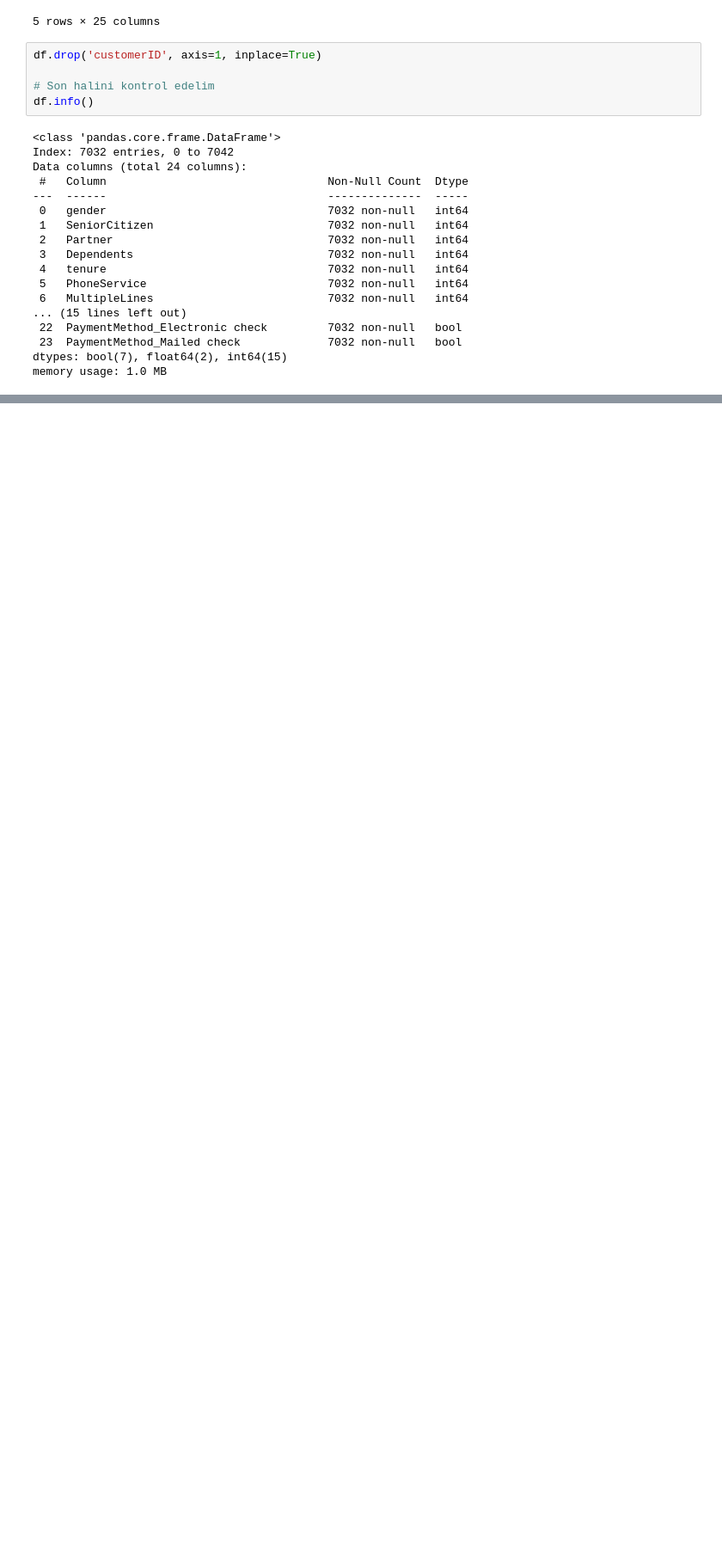
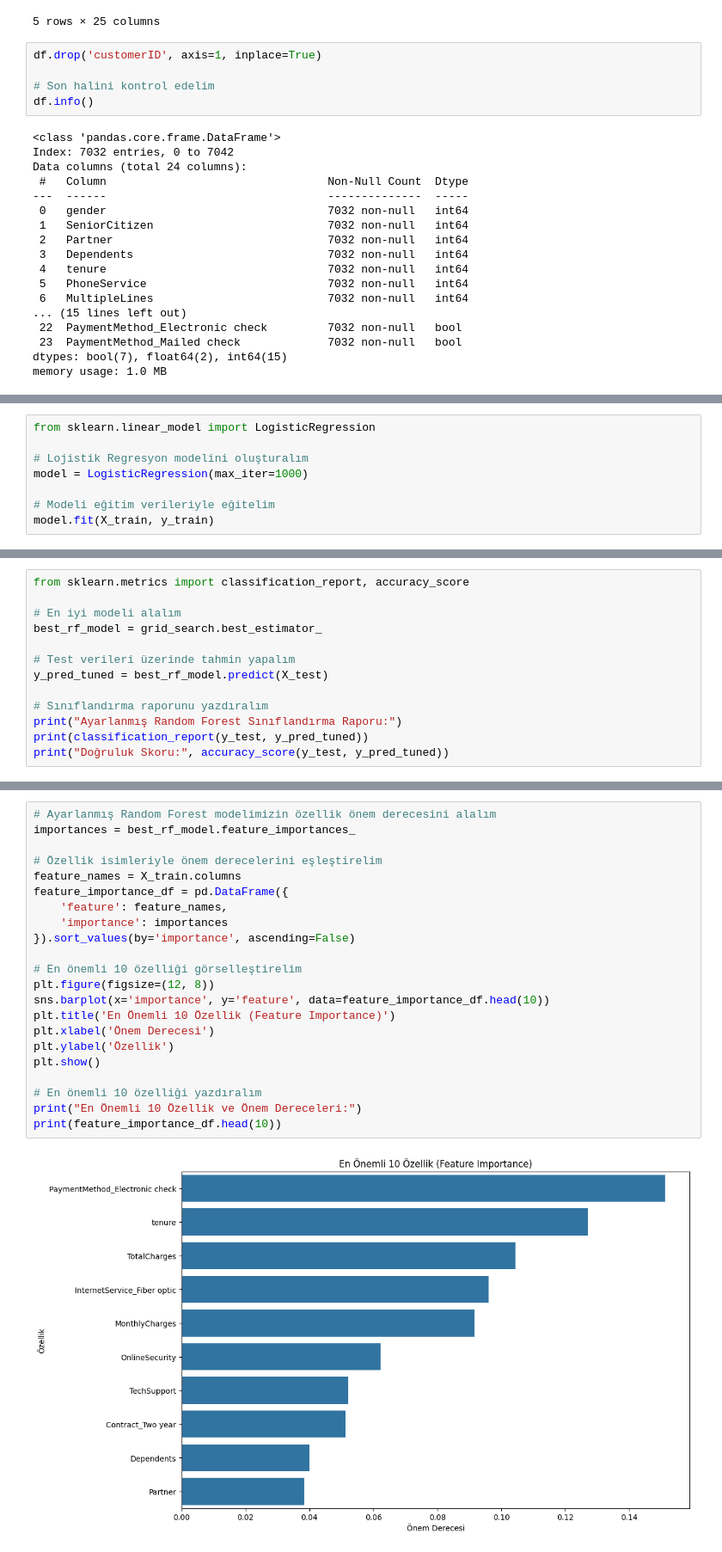
Before and after one commit to abdullahozkoc/telco-customer, a Jupyter notebook: main.ipynb, the cells around one changed output, grey strips where cells are left out. Shown at 86% size. Cells and saved outputs as stored; diff of their text form; blank space fills up the shorter version.

Commit message:
Add Predictive Modeling

```diff
--- a/main.ipynb
+++ b/main.ipynb
@@ -370,0 +388,8 @@ memory usage: 1.0 MB
+# %%
+from sklearn.linear_model import LogisticRegression
+
+# Lojistik Regresyon modelini oluşturalım
+model = LogisticRegression(max_iter=1000)
+
+# Modeli eğitim verileriyle eğitelim
+model.fit(X_train, y_train)
@@ -370,0 +606,13 @@ memory usage: 1.0 MB
+# %%
+from sklearn.metrics import classification_report, accuracy_score
+
+# En iyi modeli alalım
+best_rf_model = grid_search.best_estimator_
+
+# Test verileri üzerinde tahmin yapalım
+y_pred_tuned = best_rf_model.predict(X_test)
+
+# Sınıflandırma raporunu yazdıralım
+print("Ayarlanmış Random Forest Sınıflandırma Raporu:")
+print(classification_report(y_test, y_pred_tuned))
+print("Doğruluk Skoru:", accuracy_score(y_test, y_pred_tuned))
@@ -370,0 +633,24 @@ memory usage: 1.0 MB
+# %%
+# Ayarlanmış Random Forest modelimizin özellik önem derecesini alalım
+importances = best_rf_model.feature_importances_
+
+# Özellik isimleriyle önem derecelerini eşleştirelim
+feature_names = X_train.columns
+feature_importance_df = pd.DataFrame({
+    'feature': feature_names,
+    'importance': importances
+}).sort_values(by='importance', ascending=False)
+
+# En önemli 10 özelliği görselleştirelim
+plt.figure(figsize=(12, 8))
+sns.barplot(x='importance', y='feature', data=feature_importance_df.head(10))
+plt.title('En Önemli 10 Özellik (Feature Importance)')
+plt.xlabel('Önem Derecesi')
+plt.ylabel('Özellik')
+plt.show()
+
+# En önemli 10 özelliği yazdıralım
+print("En Önemli 10 Özellik ve Önem Dereceleri:")
+print(feature_importance_df.head(10))
+# %% [output]
+[figure, added]
```
Also changed, not shown: parts of 18 cells of this notebook, 2 other files.
